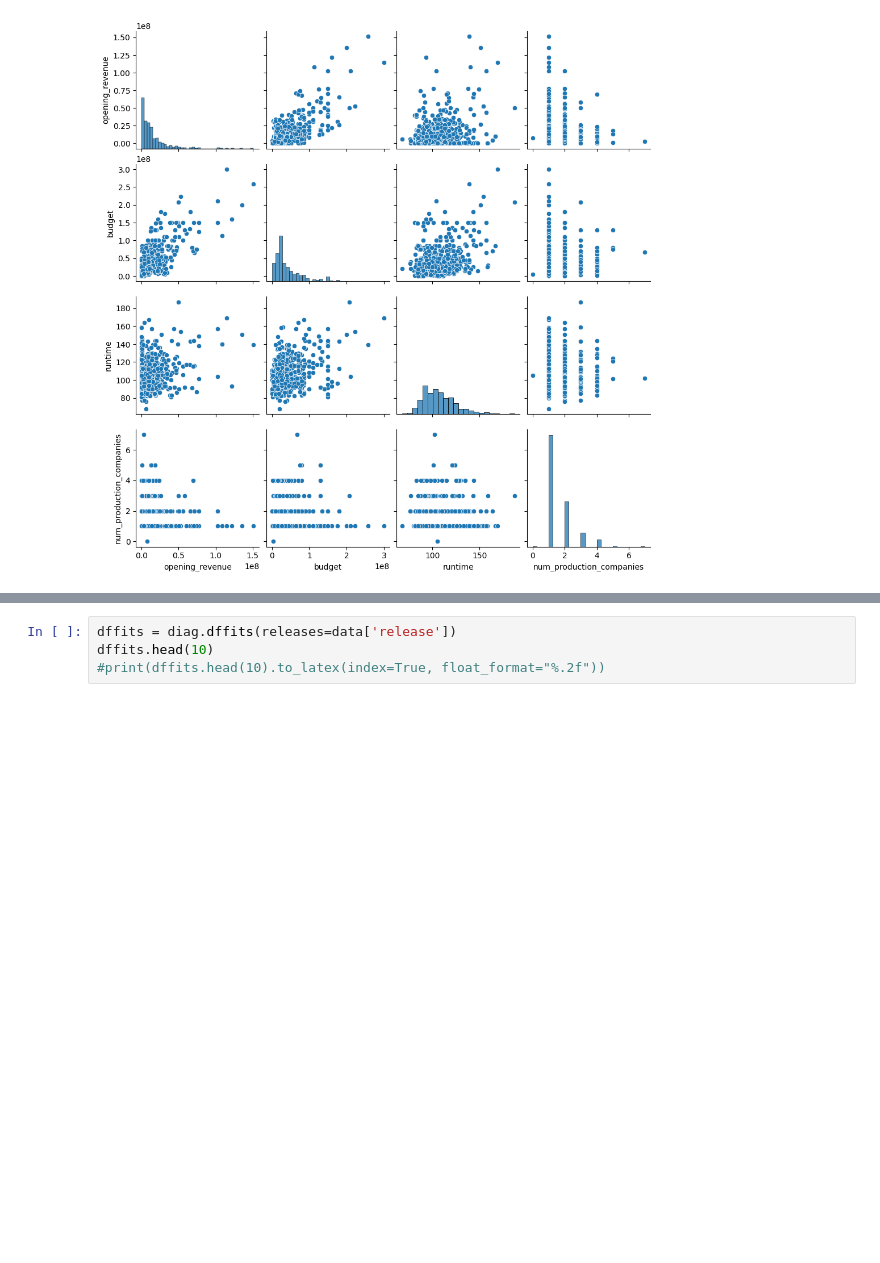
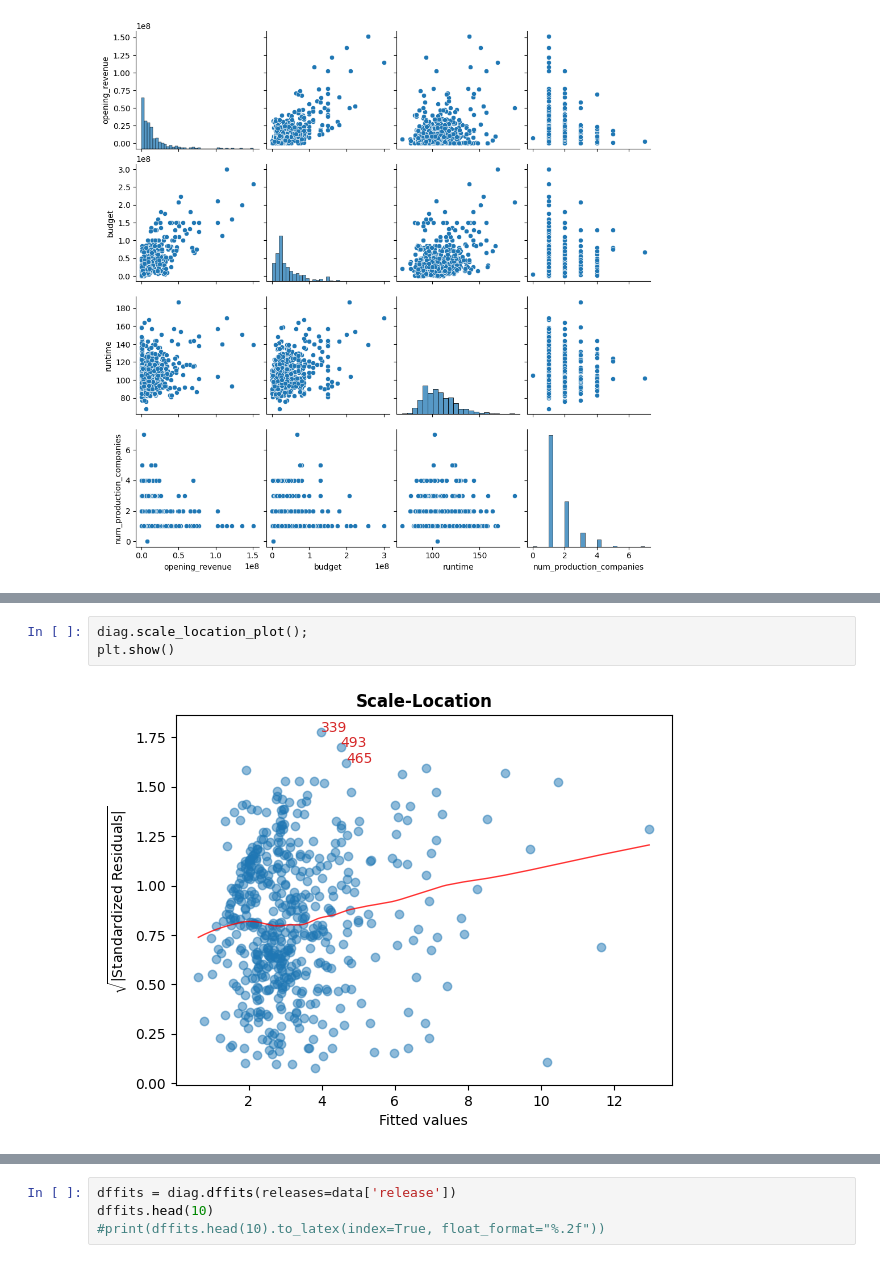
Before and after one commit to cons-code/MATH-5500, a Jupyter notebook: 03_Methods_Results/3A_BaselineModel.ipynb, the cells around one changed output, grey strips where cells are left out. Drawn from its saved outputs; the diff is of its cells as text; blank space fills up the shorter version.

```diff
--- a/03_Methods_Results/3B.I_BaselineModel.ipynb
+++ b/03_Methods_Results/3A_BaselineModel.ipynb
@@ -69,0 +82,5 @@ strong multicollinearity or other numerical problems.
+# %%
+diag.scale_location_plot();
+plt.show()
+# %% [output]
+[figure, added]
```
Also changed, not shown: parts of 6 cells of this notebook, 14 other files.
